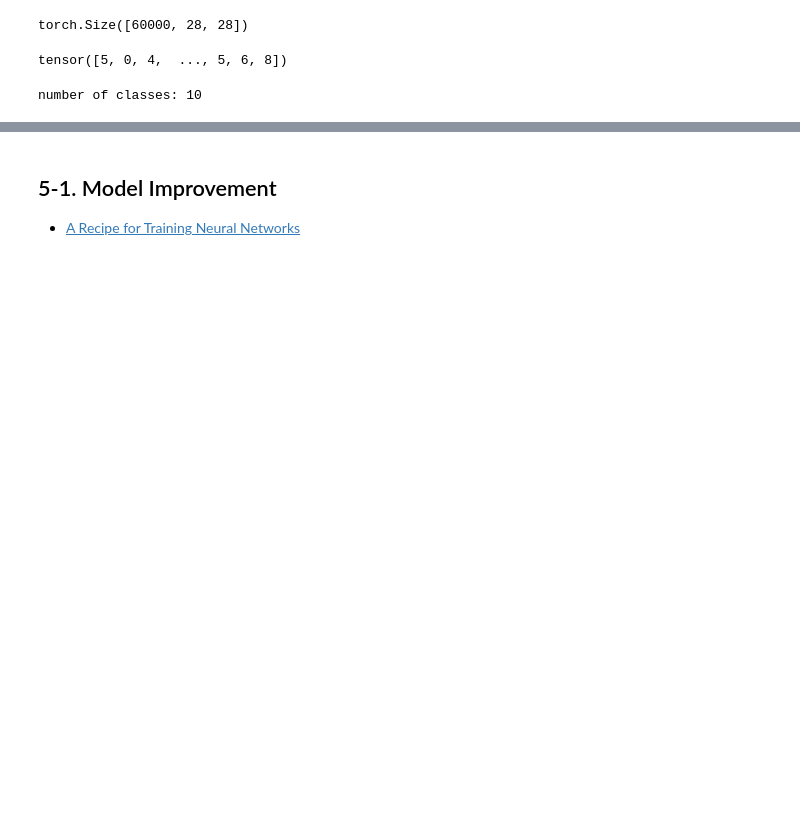
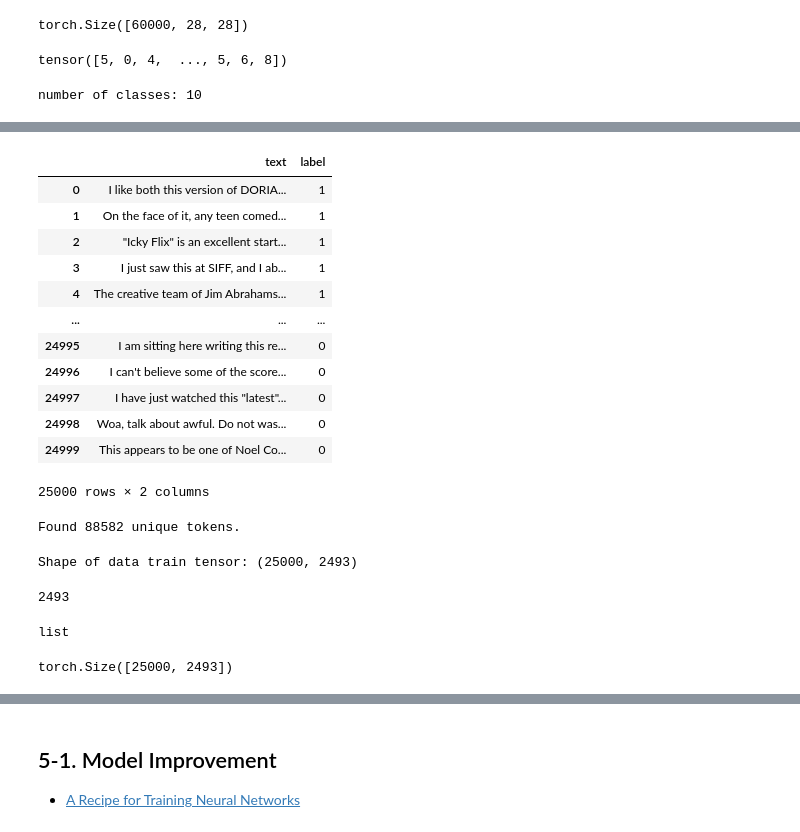
Before and after one commit to yungshun317/torch-nlp, a Jupyter notebook: deep_neural_networks.ipynb, the cells around one changed output, grey strips where cells are left out. Cells and saved outputs as stored; diff of their text form; code cells hidden in the pictures; blank space fills up the shorter version.

```diff
--- a/deep_neural_networks.ipynb
+++ b/deep_neural_networks.ipynb
@@ -1319,0 +1464,51 @@ class LeNet5(nn.Module):
+# %%
+df_test['label'] = df_test['label'].map({'neg': 0, 'pos': 1})
+df_test
+# %% [output]
+|  | text | label |
+| 0 | I like both this version of DORIA... | 1 |
+| 1 | On the face of it, any teen comed... | 1 |
+| 2 | "Icky Flix" is an excellent start... | 1 |
+| 3 | I just saw this at SIFF, and I ab... | 1 |
+| 4 | The creative team of Jim Abrahams... | 1 |
+| ... | ... | ... |
+| 24995 | I am sitting here writing this re... | 0 |
+| 24996 | I can't believe some of the score... | 0 |
+| 24997 | I have just watched this "latest"... | 0 |
+| 24998 | Woa, talk about awful. Do not was... | 0 |
+| 24999 | This appears to be one of Noel Co... | 0 |
+25000 rows × 2 columns
+# %%
+from tensorflow.keras.preprocessing.text import Tokenizer
+from tensorflow.keras.preprocessing.sequence import pad_sequences
+
+tokenizer = Tokenizer()
+tokenizer.fit_on_texts(df_train.text)
+sequences_train = tokenizer.texts_to_sequences(df_train.text)
+# filtered_sequence_train = list(filter(lambda x: (x != []), sequence_train))
+sequences_test = tokenizer.texts_to_sequences(df_test.text)
+
+# Get sequence lengths
+train_lengths = [len(x) for x in sequences_train]
+test_lengths = [len(x) for x in sequences_test]
+
+word2idx = tokenizer.word_index
+V = len(word2idx)
+print("Found %s unique tokens." % V)
+# %% [output]
+Found 88582 unique tokens.
+# %%
+# Pad sequences so that we get a N x T matrix
+data_train = pad_sequences(sequences_train)
+print("Shape of data train tensor:", data_train.shape)
+
+# Get sequence length
+T = data_train.shape[1]
+T
+# %% [output]
+Shape of data train tensor: (25000, 2493)
+2493
+# %%
+type(sequences_train)
+# %% [output]
+list
@@ -1319,0 +1517,6 @@ class LeNet5(nn.Module):
+# %%
+from torch.nn.utils.rnn import pad_sequence
+
+pad_sequence(sequences=sequences_train_tensor, batch_first=True).size()
+# %% [output]
+torch.Size([25000, 2493])
```
Also changed, not shown: parts of 15 cells of this notebook, 1 other file.
